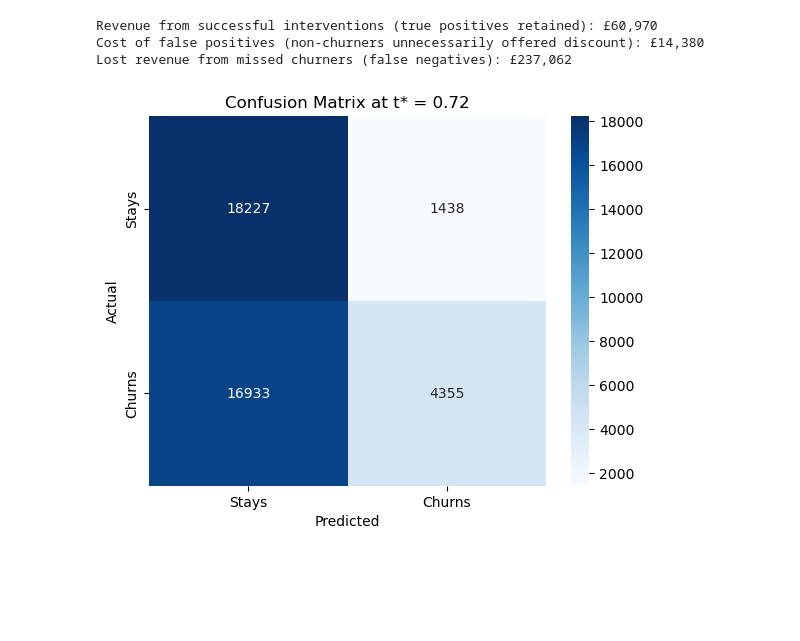
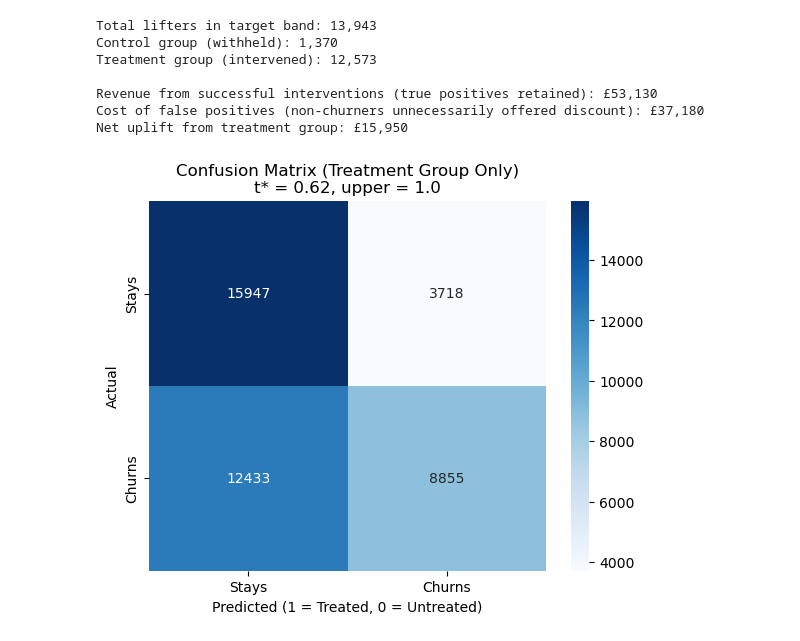
Before and after one commit to bnparris/Powerlifting-Membership-Churn-Model, a Jupyter notebook: notebooks/08_test.ipynb.ipynb, the cells around one changed output. Cells and saved outputs as stored; diff of their text form; code cells hidden in the pictures; blank space fills up the shorter version.

Commit message:
test notebook

```diff
--- a/notebooks/08_test.ipynb.ipynb
+++ b/notebooks/08_test.ipynb.ipynb
@@ -174,35 +55,58 @@ Lost revenue from missed churners (false negatives): £846,650
 # %%
-t_star = 0.72
-p_retention = 0.35
+# Parameters
+t_star = 0.62
+upper_threshold = 1.0
+save_rate = 0.15
+V = 50
+C = 10
+n_control = 1370
 
-preds_t_star = (probs > t_star).astype(int)
+# 1. Identify the full target band
+in_window = (probs > t_star) & (probs <= upper_threshold)
+target_indices = np.where(in_window)[0]
 
-cm = confusion_matrix(test_y, preds_t_star)
+# 2. Randomly split into treatment and control
+rng = np.random.default_rng(42)
+control_indices = rng.choice(target_indices, size=n_control, replace=False)
+treatment_indices = np.setdiff1d(target_indices, control_indices)
+
+# 3. Create prediction array ONLY for the treated group
+preds_treatment = np.zeros_like(probs, dtype=int)
+preds_treatment[treatment_indices] = 1
+
+# 4. Generate Confusion Matrix
+cm = confusion_matrix(test_y, preds_treatment)
 tn, fp, fn, tp = cm.ravel()
 
+# 5. Financial Calculations
+est_from_intervention = tp * save_rate * (V - C)
+est_wasted = fp * C
+lost_fn = fn * (V - C) * save_rate # Note: FN now includes missed targets AND the control group
+net_uplift = est_from_intervention - est_wasted
 
-est_from_intervention = tp * p_retention * (V - C)
-est_wasted = fp * C
-lost_fn = fn * (V-C) * p_retention
+# Outputs
+print(f'Total lifters in target band: {len(target_indices):,}')
+print(f'Control group (withheld): {n_control:,}')
+print(f'Treatment group (intervened): {len(treatment_indices):,}\n')
 
-# print(f'True positives (churners correctly targeted):  {tp:,}')
-# print(f'False positives (non-churners incorrectly targeted): {fp:,}')
-# print(f'False negatives (churners missed): {fn:,}')
-# print(f'True negatives (non-churners correctly left alone): {tn:,}')
-# print()
 print(f'Revenue from successful interventions (true positives retained): £{est_from_intervention:,.0f}')
 print(f'Cost of false positives (non-churners unnecessarily offered discount): £{est_wasted:,.0f}')
-print(f'Lost revenue from missed churners (false negatives): £{lost_fn:,.0f}')
+print(f'Net uplift from treatment group: £{net_uplift:,.0f}')
 
+# Plotting
 sns.heatmap(cm, annot=True, fmt='d', cmap='Blues',
             xticklabels=['Stays', 'Churns'],
             yticklabels=['Stays', 'Churns'])
-plt.xlabel('Predicted')
+plt.xlabel('Predicted (1 = Treated, 0 = Untreated)')
 plt.ylabel('Actual')
-plt.title(f'Confusion Matrix at t* = {t_star}')
+plt.title(f'Confusion Matrix (Treatment Group Only)\nt* = {t_star}, upper = {upper_threshold}')
 plt.show()
 # %% [output]
-Revenue from successful interventions (true positives retained): £60,970
-Cost of false positives (non-churners unnecessarily offered discount): £14,380
-Lost revenue from missed churners (false negatives): £237,062
+Total lifters in target band: 13,943
+Control group (withheld): 1,370
+Treatment group (intervened): 12,573
+
+Revenue from successful interventions (true positives retained): £53,130
+Cost of false positives (non-churners unnecessarily offered discount): £37,180
+Net uplift from treatment group: £15,950
-[figure, old version]
+[figure, new version]
```
Also changed, not shown: parts of 13 cells of this notebook, 1 other file.
